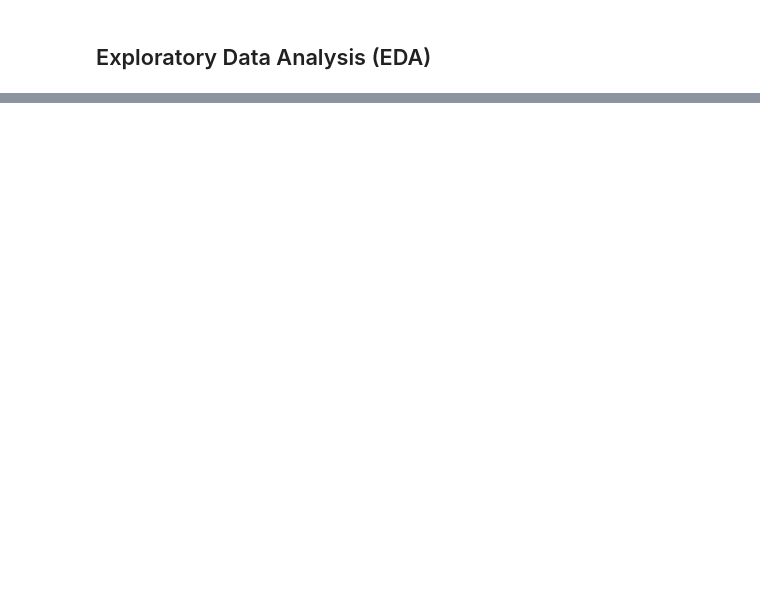
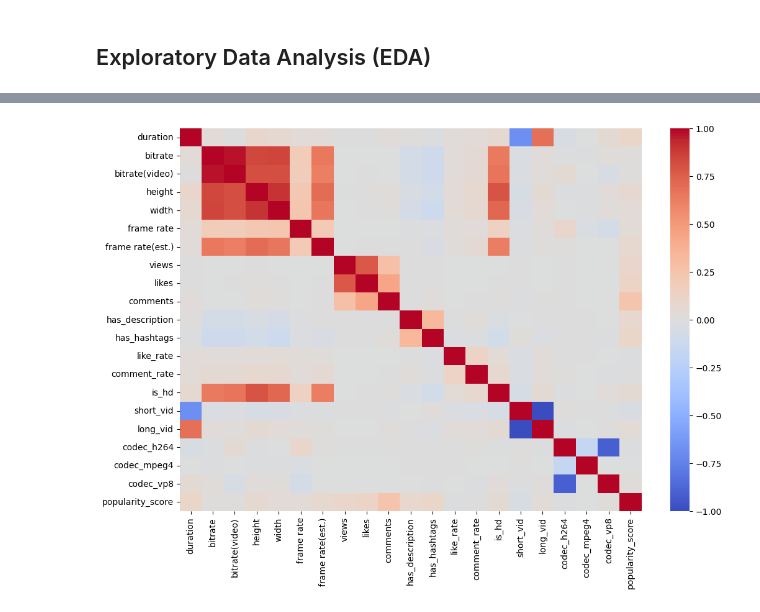
Before and after one commit to ghaida-alsalamah/T2-AI-TASK, a Jupyter notebook: T2-AI-TASK.ipynb, the cells around one changed output, grey strips where cells are left out. Cells and saved outputs as stored; diff of their text form; code cells hidden in the pictures; blank space fills up the shorter version.

```diff
--- a/T2-AI-TASK.ipynb
+++ b/T2-AI-TASK.ipynb
@@ -315,0 +467,6 @@ df_augmented.to_csv("youtube_augmented.csv", index=False)
+# %%
+plt.figure(figsize=(12,8))
+sns.heatmap(df_heatmap.corr(), cmap="coolwarm")
+plt.show()
+# %% [output]
+[figure, added]
```
Also changed, not shown: parts of 31 cells of this notebook.
